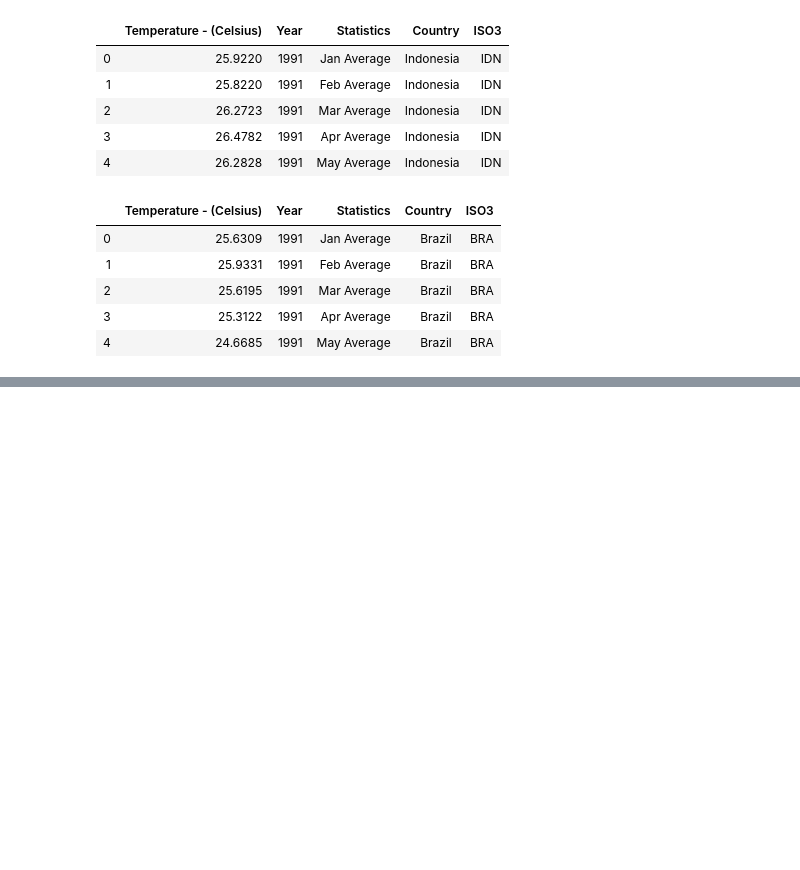
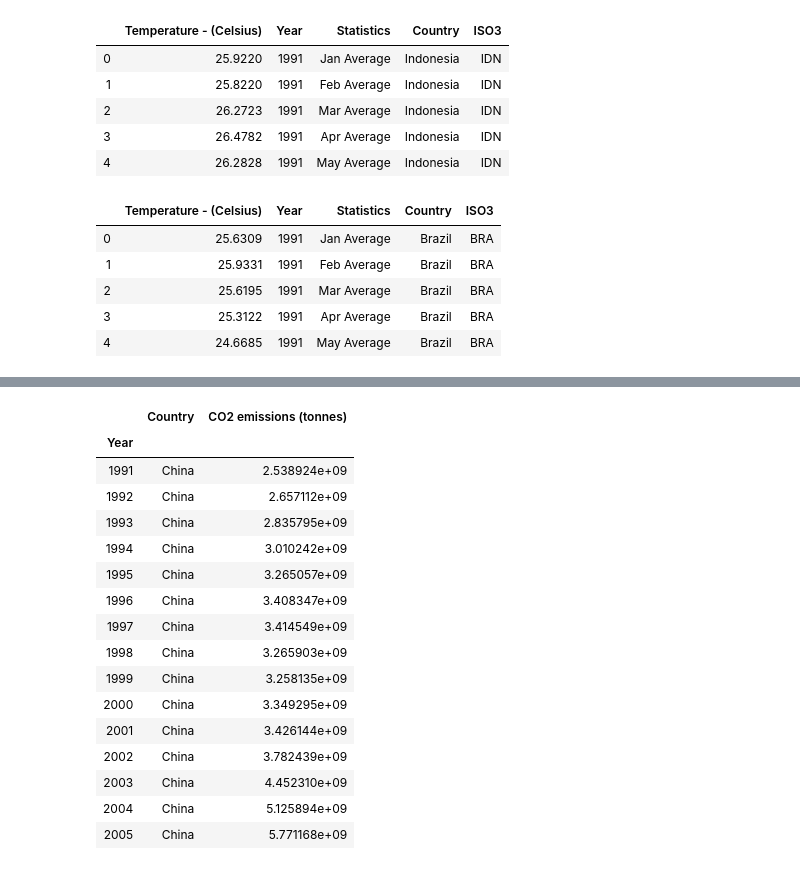
Before and after one commit to mhandipranata/climate-change-analysis, a Jupyter notebook: Climate_Change_Analysis.ipynb, the cells around one changed output, grey strips where cells are left out. Drawn from its saved outputs; the diff is of its cells as text; code cells hidden in the pictures; blank space fills up the shorter version.

Commit message:
Add new data for CO2 emissions by countries and cancer deaths by type. Did data cleaning for CO2 emissions and create separate data frame for each countries.

```diff
--- a/Climate_Change_Analysis.ipynb
+++ b/Climate_Change_Analysis.ipynb
@@ -70,3 +71,7 @@ temp_brazil.head()
 | 2 | 25.6195 | 1991 | Mar Average | Brazil | BRA |
 | 3 | 25.3122 | 1991 | Apr Average | Brazil | BRA |
 | 4 | 24.6685 | 1991 | May Average | Brazil | BRA |
+# %%
+# Read the csv for the annual CO2 emission by country
+CO2_emission = pd.read_csv("./Resources/annual_co2_emissions_by_region.csv")
+CO2_emission.head()
@@ -72,0 +85,5 @@ temp_brazil.head()
+# %%
+# Rename the column name
+CO2_emission = CO2_emission.rename(
+    columns = {"Entity": "Country", "Annual CO2 emissions (tonnes )": "CO2 emissions (tonnes)"})
+CO2_emission.head()
@@ -72,0 +97,6 @@ temp_brazil.head()
+# %%
+# Extract only China data
+columns = ["Country", "Year", "CO2 emissions (tonnes)"]
+
+CO2_emission_china = CO2_emission.loc[(CO2_emission["Country"] == "China"), columns]
+CO2_emission_china.head()
@@ -72,0 +110,33 @@ temp_brazil.head()
+# %%
+# Extract China data for 1991 to 2016 only
+CO2_emission_china = CO2_emission_china.set_index("Year")
+
+years = np.arange(1991, 2017, 1)
+
+years_91_16 = []
+
+for year in years:
+    years_91_16.append(year)
+
+# years_91_16
+
+CO2_emission_china = CO2_emission_china.loc[years_91_16]
+CO2_emission_china.head(15)
+# %% [output]
+|  | Country | CO2 emissions (tonnes) |
+| Year |  |  |
+| 1991 | China | 2.538924e+09 |
+| 1992 | China | 2.657112e+09 |
+| 1993 | China | 2.835795e+09 |
+| 1994 | China | 3.010242e+09 |
+| 1995 | China | 3.265057e+09 |
+| 1996 | China | 3.408347e+09 |
+| 1997 | China | 3.414549e+09 |
+| 1998 | China | 3.265903e+09 |
+| 1999 | China | 3.258135e+09 |
+| 2000 | China | 3.349295e+09 |
+| 2001 | China | 3.426144e+09 |
+| 2002 | China | 3.782439e+09 |
+| 2003 | China | 4.452310e+09 |
+| 2004 | China | 5.125894e+09 |
+| 2005 | China | 5.771168e+09 |
```
Also changed, not shown: parts of 14 cells of this notebook, 4 other files.
